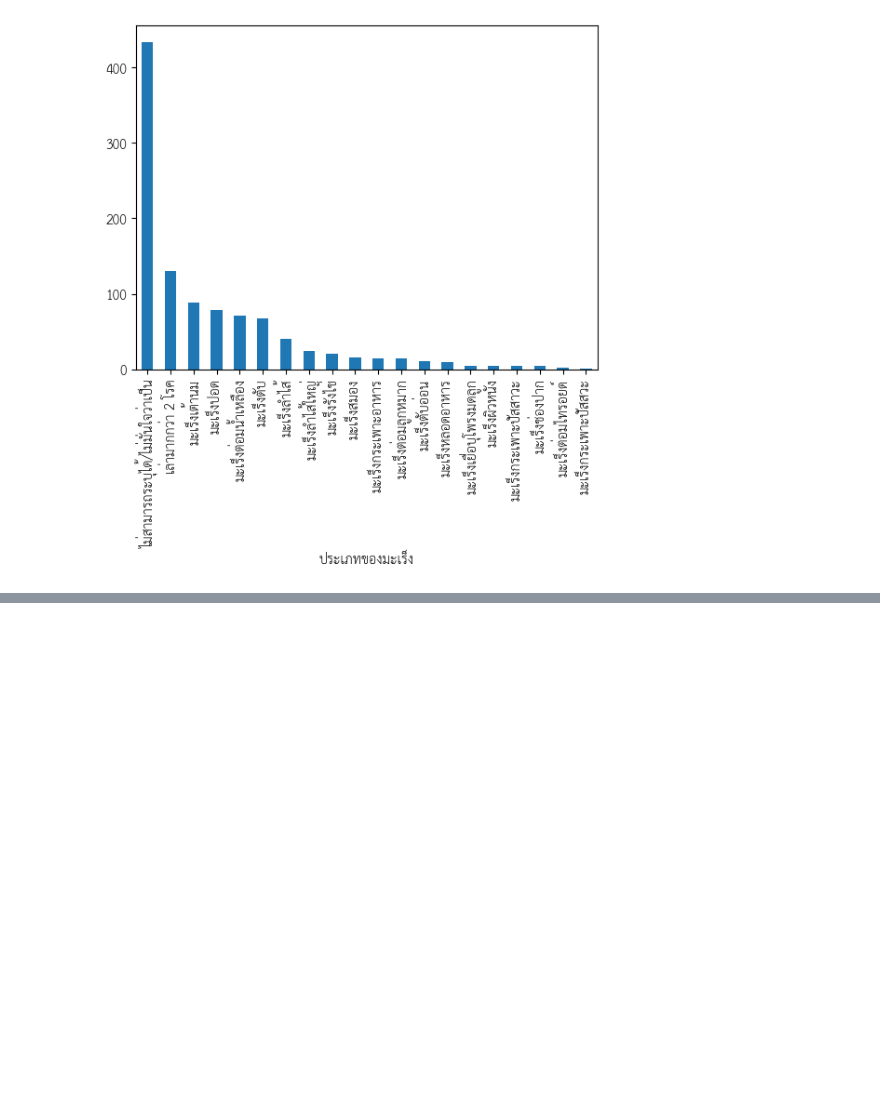
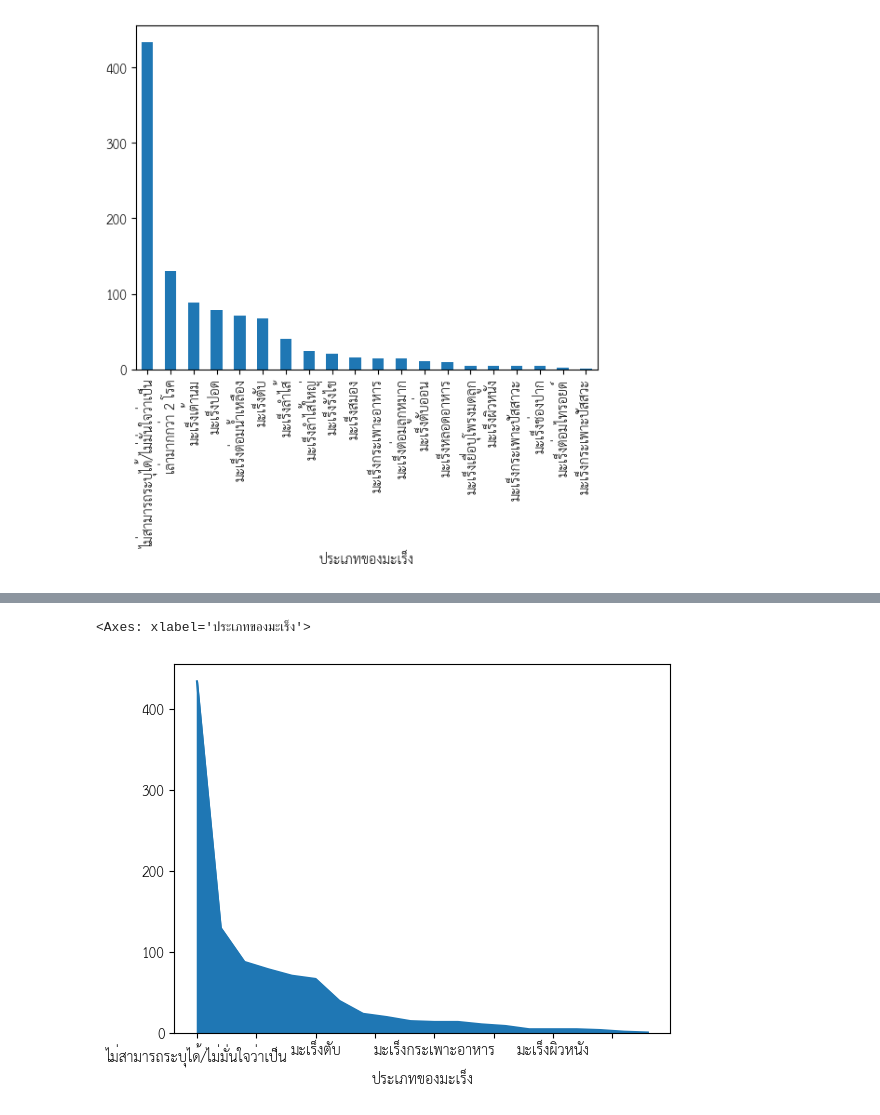
Before and after one commit to MOOwuttichai/Cancer_Social_Listening, a Jupyter notebook: เเยกมะเร็ง+เพศ.ipynb, the cells around one changed output, grey strips where cells are left out. Saved outputs shown, nothing was run; the diff lists cells and outputs as text; code cells hidden in the pictures; blank space fills up the shorter version.

```diff
--- a/เเยกมะเร็ง+เพศ.ipynb
+++ b/เเยกมะเร็ง+เพศ.ipynb
@@ -442,3 +452,8 @@ use_data['ประเภทของมะเร็ง'].value_counts().plot(ki
+# %%
+use_data['ประเภทของมะเร็ง'].value_counts().plot(kind='area')
+# %% [output]
+<Axes: xlabel='ประเภทของมะเร็ง'>
+[figure, added]
 # %%
 # # List of cancer names
 # name_cancer = list(set(use_data['ประเภทของมะเร็ง']))
```
Also changed, not shown: parts of 2 cells of this notebook.
